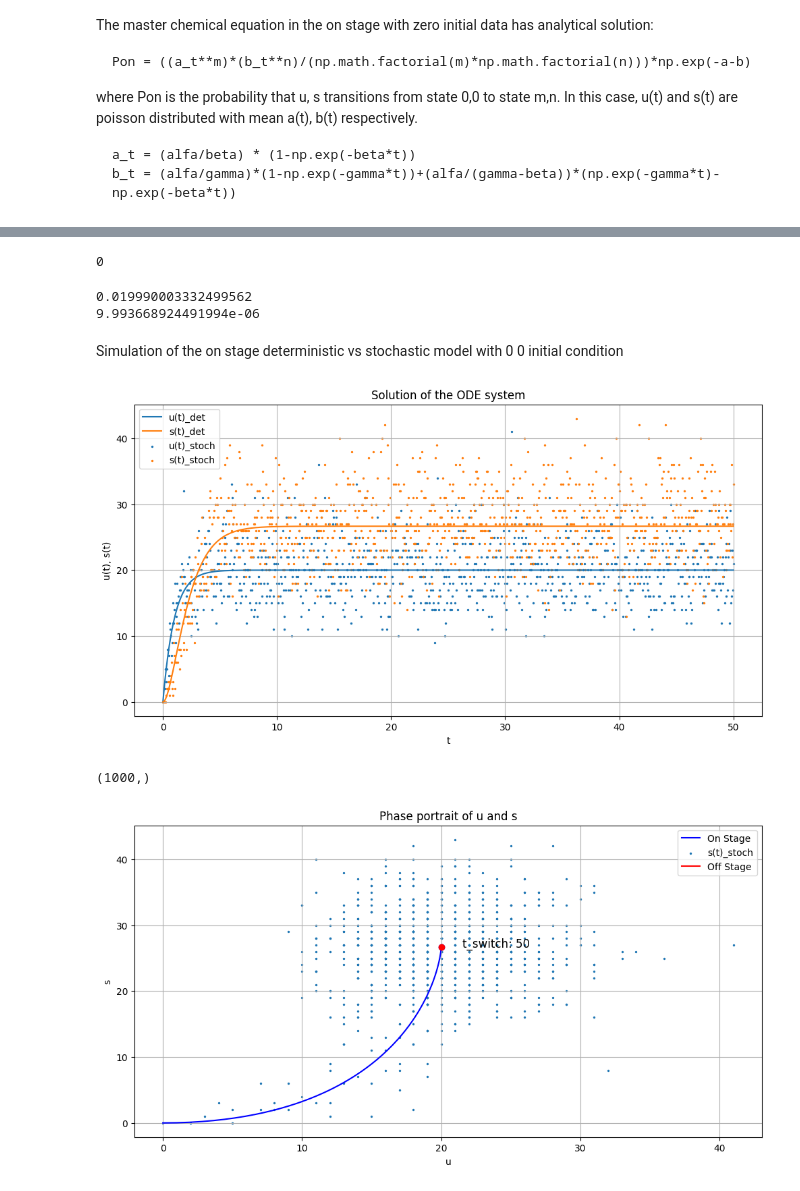
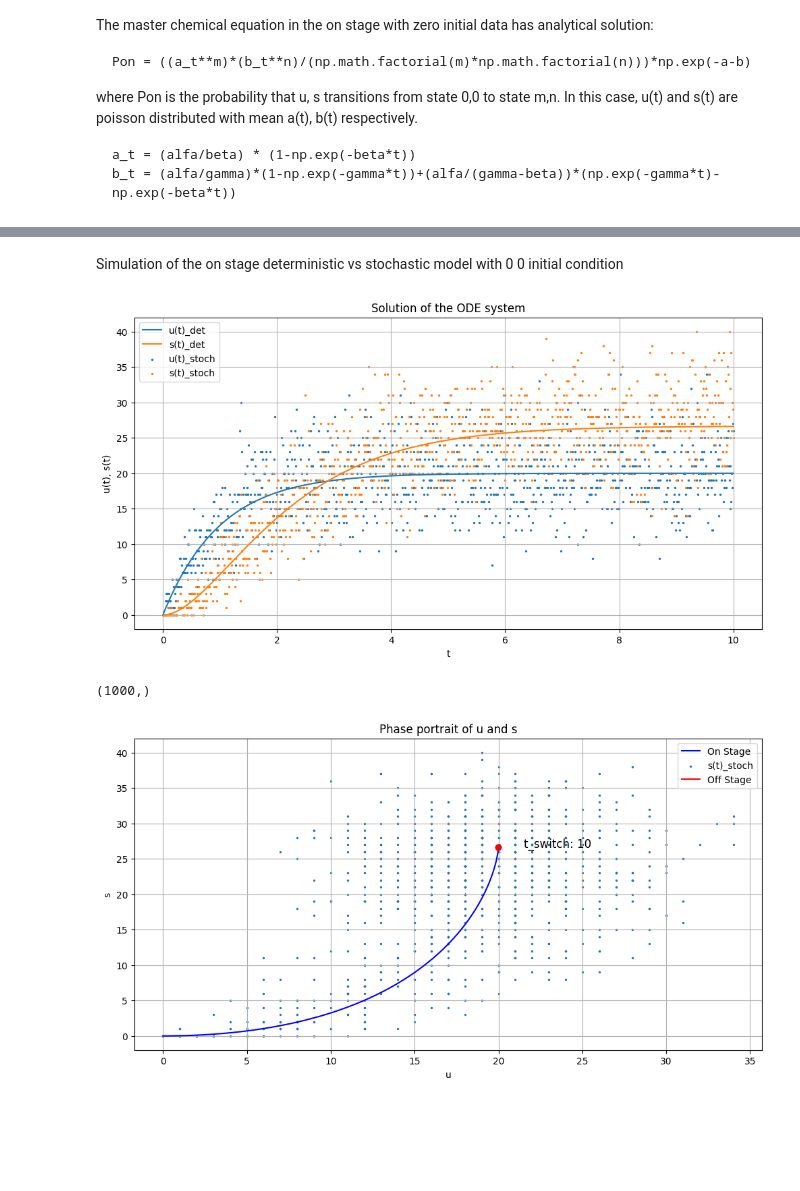
Before and after one commit to leonardogolinelli/GeneExpressionDynamics, a Jupyter notebook: RNA_velocity_Project.ipynb, the cells around one changed output, grey strips where cells are left out. Cells and saved outputs as stored; diff of their text form; code cells hidden in the pictures; blank space fills up the shorter version.

```diff
--- a/RNA_velocity_Project.ipynb
+++ b/RNA_velocity_Project.ipynb
@@ -316,7 +316,3 @@ def a_t(alfa, beta, t):
 # %%
 def b_t(alfa, beta, gamma, t):
   return (alfa/gamma)*(1-np.exp(-gamma*t))+(alfa/(gamma-beta))*(np.exp(-gamma*t)-np.exp(-beta*t))
-# %%
-t_range = np.linspace(0,50,100)
-a = a_t(20, 1, t_range)
-a
@@ -344,4 +318,0 @@ array([ 0.        ,  7.93049808, 12.71635617, 15.60450234, 17.34742663,
-# %%
-t_range = np.linspace(0,50,100)
-b = b_t(20, 1, 0.75, t_range)
-b
@@ -369,12 +319,3 @@ array([ 0.        ,  1.91098532,  5.79574449, 10.01035149, 13.83430597,
-# %%
-np.random.poisson(a)
-# %% [output]
-0
-# %%
-pon, a, b = Pon(20, 1, 0.9, 1, 1, 0.001)
-# %% [output]
-0.019990003332499562
-9.993668924491994e-06
 # %% [markdown]
 Simulation of the on stage deterministic vs stochastic model with 0 0 initial condition
 # %%
@@ -411,7 +352,7 @@ def simulation(u0, s0, t_switch, t_final, alfa_on, beta, gamma):
 # your initial condition, time and parameters here
 u0 = 0
 s0 = 0
-t_switch = 50
+t_switch = 10
 t_final = 100
 alfa_on = 20
 beta = 1
@@ -436,33 +377,33 @@ plt.ylabel('u(t), s(t)')
 plt.show()
 
 
 plt.figure(figsize=(12, 6))
 
 print(u.shape)
 
 # Plot on stage (use color blue for 'on-stage')
 plt.plot(u[:1000], s[:1000], 'b-', label='On Stage')
 plt.scatter(u_stoc, s_stoc, label='s(t)_stoch', s=2)
 
 
 
 # Mark the point at the end of on stage
 plt.plot(u[999], s[999], 'bo')
 
 # Plot off stage (use color red for 'off-stage')
 plt.plot(u[1000:], s[1000:], 'r-', label='Off Stage')
 
 # Mark the point at the end of off stage
 plt.plot(u[-1], s[-1], 'ro')
 
 plt.grid(True)
 plt.title('Phase portrait of u and s')
 plt.xlabel('u')
 plt.ylabel('s')
 plt.legend()
 plt.text(x=u[999]+1.5, y=s[999], s=f't_switch: {t_switch}', fontsize=12)
 plt.show()
 # %% [output]
-[figure, old version]
+[figure, new version]
 (1000,)
-[figure, old version]
+[figure, new version]
```
Also changed, not shown: parts of 12 cells of this notebook.
